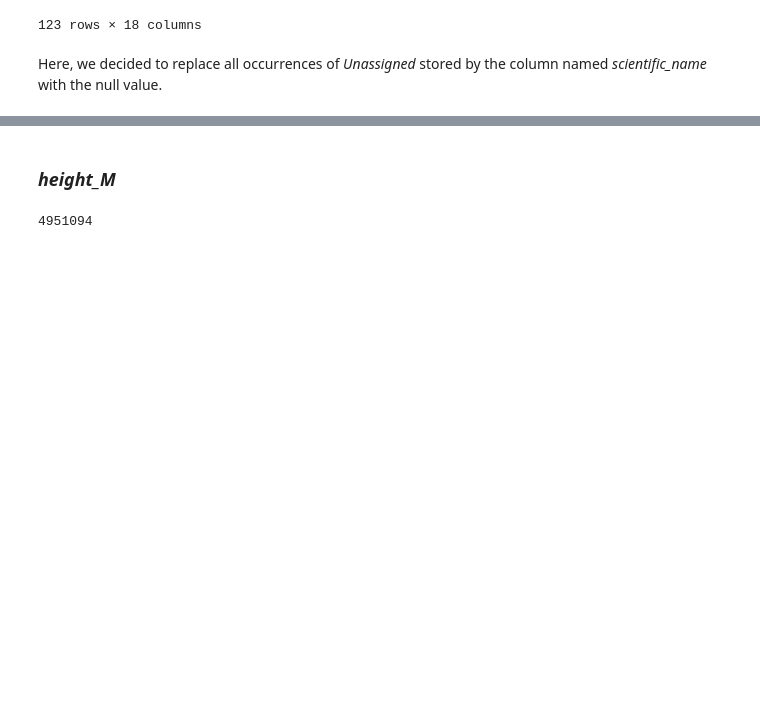
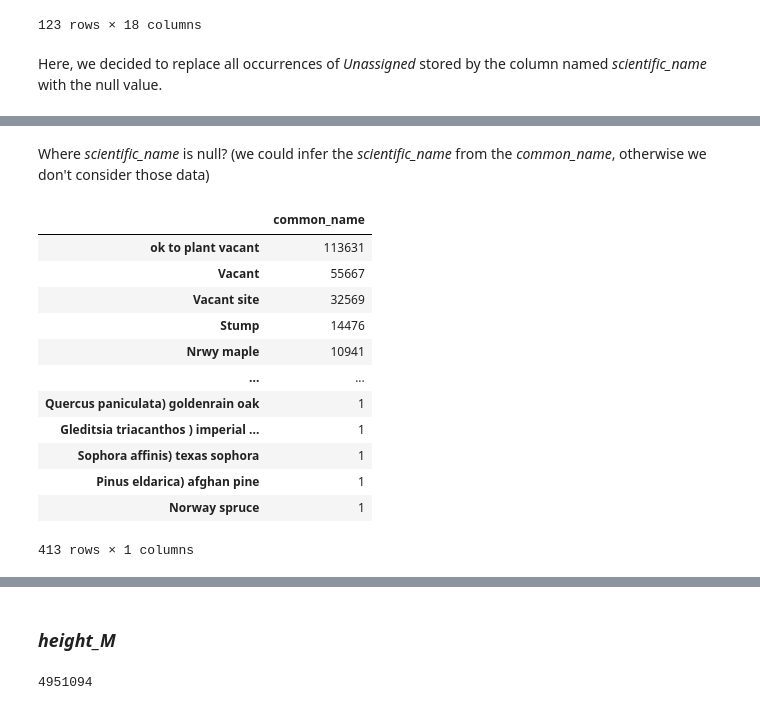
Before and after one commit to VittorioBartolomeoSecondin/DVIS-CAValli_Team, a Jupyter notebook: Assignment1 - Preprocessing.ipynb, the cells around one changed output, grey strips where cells are left out. Drawn from its saved outputs; the diff is of its cells as text; code cells hidden in the pictures; blank space fills up the shorter version.

```diff
--- a/Assignment1 - Preprocessing.ipynb
+++ b/Assignment1 - Preprocessing.ipynb
@@ -250,0 +285,19 @@ tree_dataset['scientific_name'] = tree_dataset['scientific_name'].replace('Unass
+# %% [markdown]
+Where *scientific_name* is null? (we could infer the *scientific_name* from the *common_name*, otherwise we don't consider those data)
+# %%
+scientific_null = tree_dataset[(tree_dataset['scientific_name'].isnull()) & (~tree_dataset['common_name'].isnull())]
+scientific_null['common_name'].value_counts().to_frame()
+# %% [output]
+|  | common_name |
+| ok to plant vacant | 113631 |
+| Vacant | 55667 |
+| Vacant site | 32569 |
+| Stump | 14476 |
+| Nrwy maple | 10941 |
+| ... | ... |
+| Quercus paniculata) goldenrain oak | 1 |
+| Gleditsia triacanthos ) imperial ... | 1 |
+| Sophora affinis) texas sophora | 1 |
+| Pinus eldarica) afghan pine | 1 |
+| Norway spruce | 1 |
+413 rows × 1 columns
```
Also changed, not shown: parts of 21 cells of this notebook.
